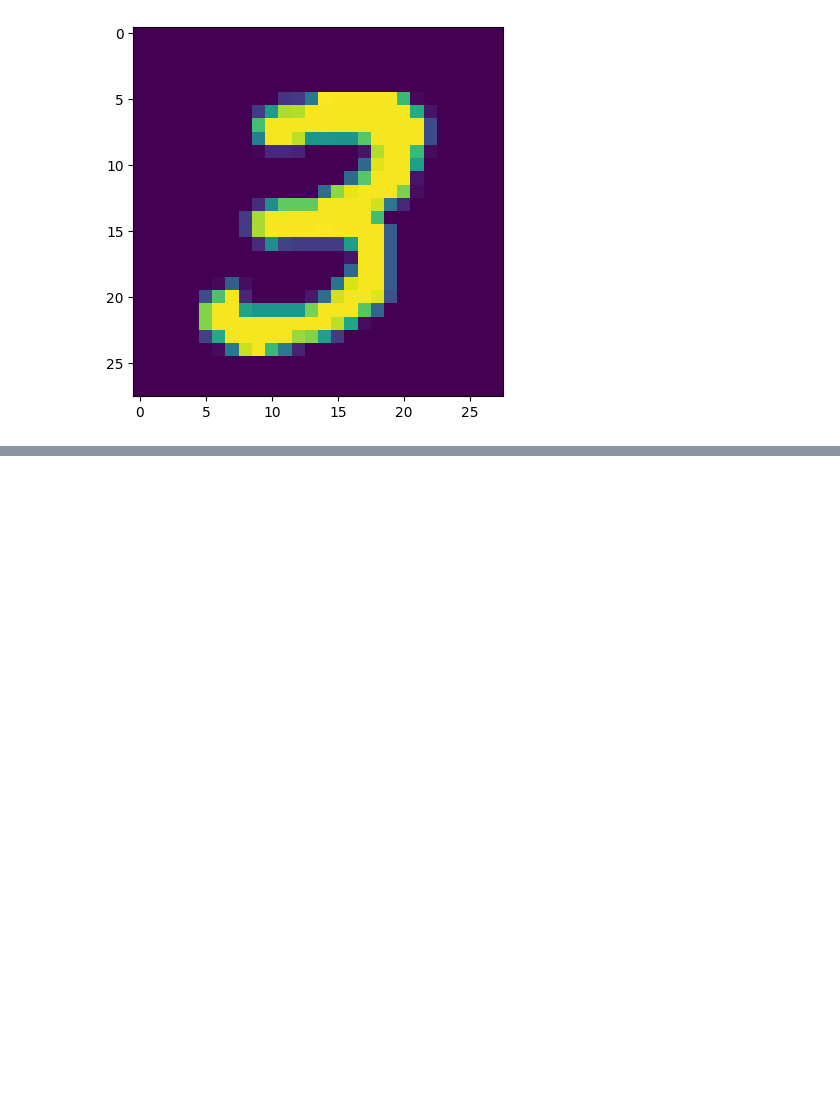
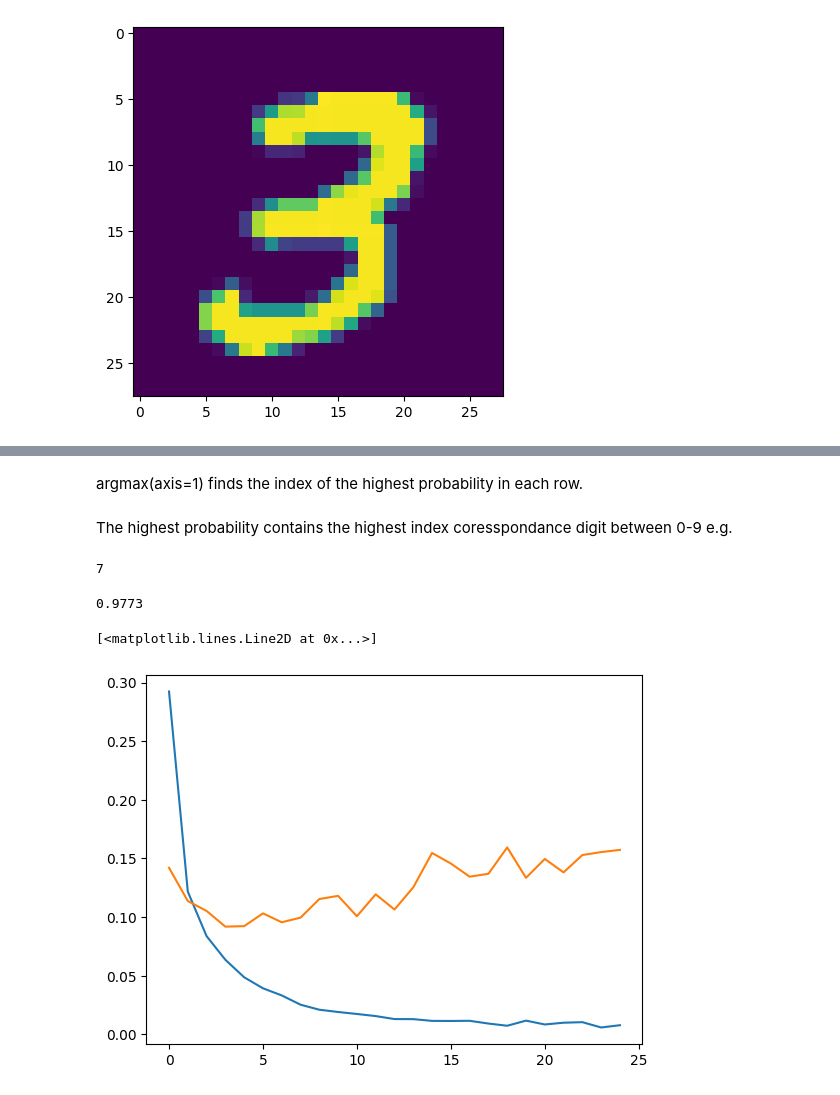
Before and after one commit to 9bishal/AI-Driven-Digit-Recognition-and-Math-Problem-Solver, a Jupyter notebook: AI_Driven_Digit_Recognition_and_Math_Problem_Solver.ipynb, the cells around one changed output, grey strips where cells are left out. Drawn from its saved outputs; the diff is of its cells as text; code cells hidden in the pictures; blank space fills up the shorter version.

```diff
--- a/AI_Driven_Digit_Recognition_and_Math_Problem_Solver.ipynb
+++ b/AI_Driven_Digit_Recognition_and_Math_Problem_Solver.ipynb
@@ -74,0 +81,3 @@ plt.imshow(x_train[7])
+# %%
+x_train=x_train/255
+x_test = x_test/255
@@ -74,0 +110,9 @@ plt.imshow(x_train[7])
+# %%
+model = Sequential() #mean to add one layer after another in  linear stack
+model.add(Flatten(input_shape=(28,28)))
+model.add(Dense(128, activation="relu")) #hidden layer
+model.add(Dense(32, activation="relu")) #hidden layer
+model.add(Dense(10, activation="softmax")) #Why 10? Because MNIST has 10 classes (digits 0-9)
+
+#softmax → Converts output into probabilities (sum = 1).
+#The highest probability corresponds to the predicted digit
@@ -74,0 +140,6 @@ plt.imshow(x_train[7])
+# %%
+model.compile(loss='sparse_categorical_crossentropy', optimizer='Adam', metrics=['accuracy'])
+# %%
+history = model.fit(x_train, y_train,
+          epochs =25, #Number of times the model will go through the entire training dataset.
+          validation_split=0.2) #Reserves 20% of x_train as validation data to check model performance during training.
@@ -74,0 +196,20 @@ plt.imshow(x_train[7])
+# %% [markdown]
+argmax(axis=1) finds the index of the highest probability in each row.
+# %% [markdown]
+The highest probability contains the highest index coresspondance digit between 0-9
+e.g.
+# %%
+y_pred[0]
+# %% [output]
+7
+# %%
+from sklearn.metrics import accuracy_score
+accuracy_score(y_test, y_pred)
+# %% [output]
+0.9773
+# %%
+plt.plot(history.history['loss'])
+plt.plot(history.history['val_loss'])
+# %% [output]
+[<matplotlib.lines.Line2D at 0x...>]
+[figure, added]
```
Also changed, not shown: parts of 15 cells of this notebook.
